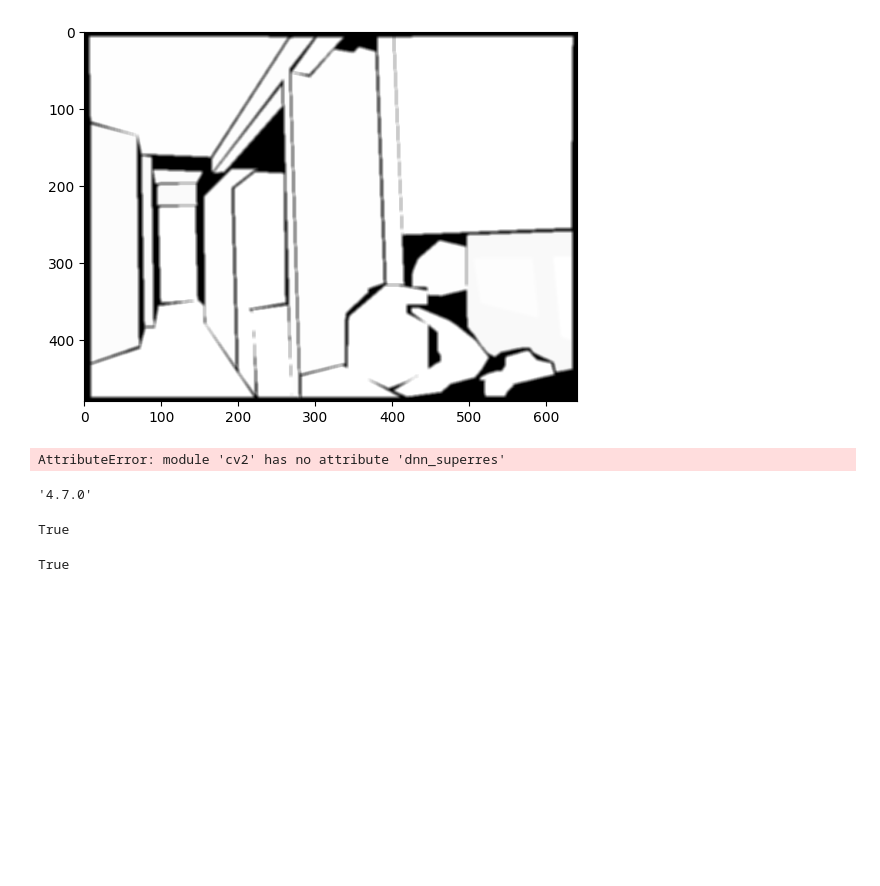
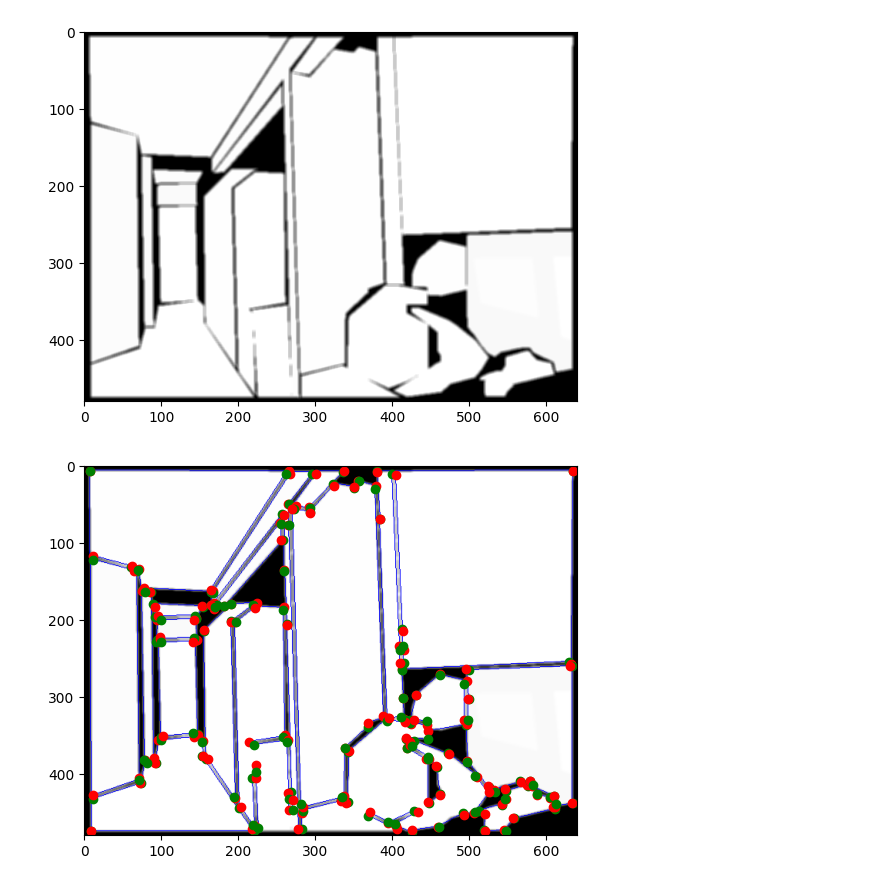
Before and after one commit to Bissiatti/my-tcc, a Jupyter notebook: seleciona_arestas.ipynb, the cells around one changed output. Saved outputs shown, nothing was run; the diff lists cells and outputs as text; code cells hidden in the pictures; blank space fills up the shorter version.

```diff
--- a/seleciona_arestas.ipynb
+++ b/seleciona_arestas.ipynb
@@ -165,33 +165,22 @@ plt.imshow(dst, cmap='gray')
 # %% [output]
 <matplotlib.image.AxesImage at 0x...>
 [figure]
-# %%
-import cv2
-# carregar imagem de entrada
-# criar objeto DnnSuperResImpl
-sr = cv2.dnn_superres.DnnSuperResImpl_create()
-# definir modelo do filtro da AMD Super Resolution
-sr.setModel('fsr', 'uq') # ultra quality
-# aplicar filtro na imagem de entrada
-result = sr.upscale(img_gray)
-# salvar imagem de saída
-cv2.imwrite('output.jpg', result)
-# %% [output]
-AttributeError: module 'cv2' has no attribute 'dnn_superres'
-# %%
-cv2.__version__
-# %% [output]
-'4.7.0'
-# %%
-# export img_big to png file
-
-cv2.imwrite('img_big.png', img_big)
-# %% [output]
-True
-# %%
-img_big = cv2.resize(img_gray,dsize=None,fx=4,fy=4)
-
-
-cv2.imwrite('img_big2.png', img_big)
-# %% [output]
-True
+# %%
+# plotar imagem e os pontos por cima
+
+#Create default parametrization LSD
+lsd = cv2.createLineSegmentDetector(100)
+
+#Detect lines in the image
+lines = lsd.detect(dst)[0] #Position 0 of the returned tuple are the detected lines
+
+lines = lines.reshape((-1,4))
+
+#Draw detected lines in the image
+drawn_img = lsd.drawSegments(dst,lines)
+
+plt.imshow(drawn_img)
+
+plot_points_of_lines(lines)
+# %% [output]
+[figure, added]
```
Also changed, not shown: parts of 39 cells of this notebook, 6 other files.
